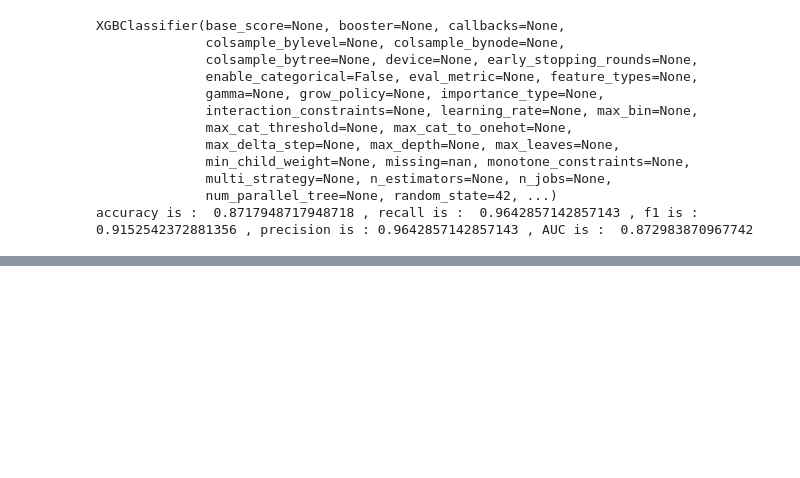
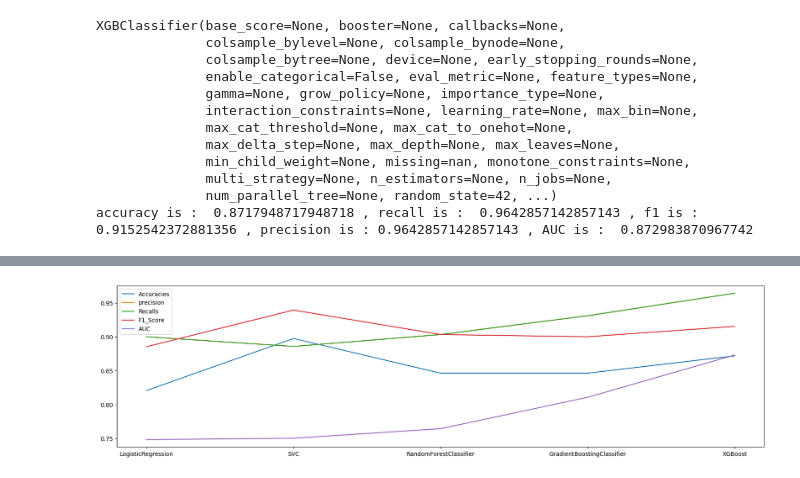
Before and after one commit to uday-venkatesha/Multiple_disease_prediction, a Jupyter notebook: individual disease prediction/Parkinsons_prediction_girls.ipynb, the cells around one changed output, grey strips where cells are left out. Saved outputs shown, nothing was run; the diff lists cells and outputs as text; code cells hidden in the pictures; blank space fills up the shorter version.

```diff
--- a/individual disease prediction/Parkinsons_prediction_girls.ipynb
+++ b/individual disease prediction/Parkinsons_prediction_girls.ipynb
@@ -162,8 +170,8 @@ XGBClassifier(base_score=None, booster=None, callbacks=None,
               num_parallel_tree=None, random_state=42, ...)
 accuracy is :  0.8717948717948718 , recall is :  0.9642857142857143 , f1 is :  0.9152542372881356 , precision is : 0.9642857142857143 , AUC is :  0.872983870967742
 # %%
-final_result = pd.DataFrame({
-    "Algorithm":columns,
+results_df = pd.DataFrame({
+    "Model":columns,
     "Accuracies":result1,
     "Precision": result2,
     "Recall":result3,
@@ -182,3 +190,17 @@ final_result
+# %%
+fig,ax = plt.subplots(figsize=(20,5))
+
+plt.plot(results_df.Model,results_df.Accuracies,label='Accuracies')
+plt.plot(results_df.Model,results_df.Precision,label='precision')
+
+plt.plot(results_df.Model,results_df.Recall,label='Recalls')
+plt.plot(results_df.Model,results_df['F1_Score'],label='F1_Score')
+plt.plot(results_df.Model,results_df.AUC,label='AUC')
+
+plt.legend()
+plt.show()
+# %% [output]
+[figure, added]
 # %%
 svc_model=SVC().fit(X_train,y_train)
 # %%
```
Also changed, not shown: parts of 7 cells of this notebook, 3 other files.
